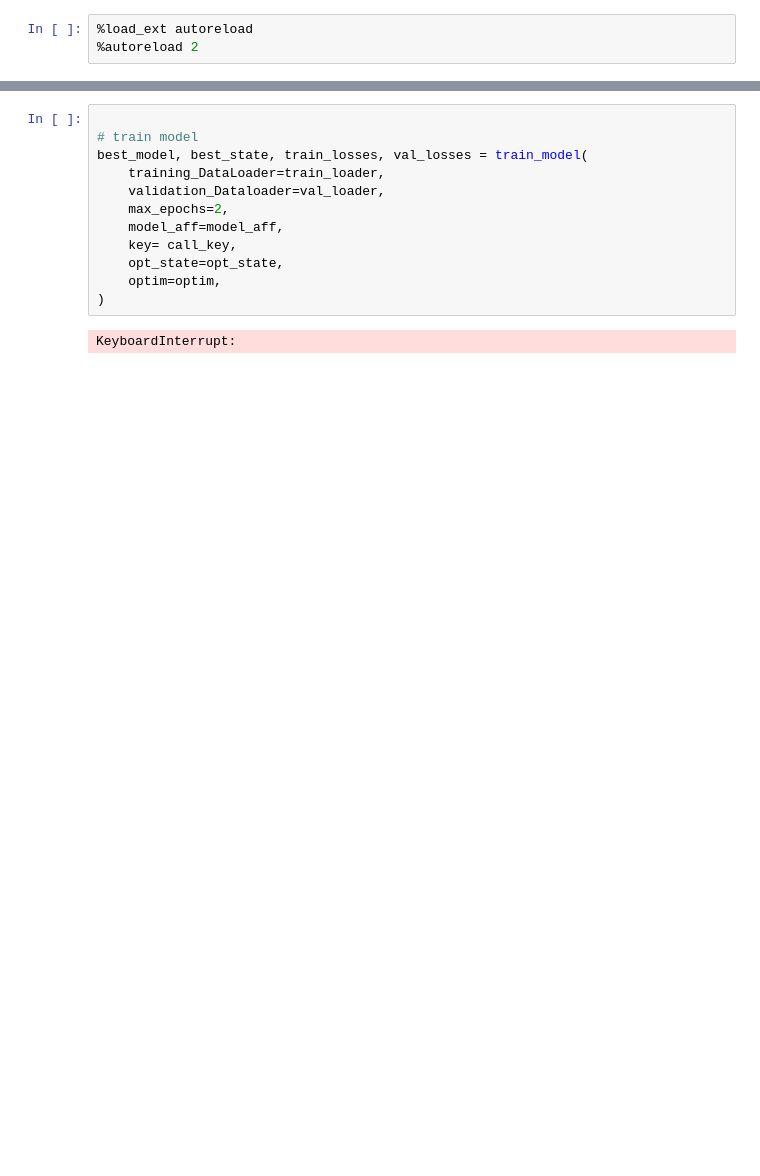
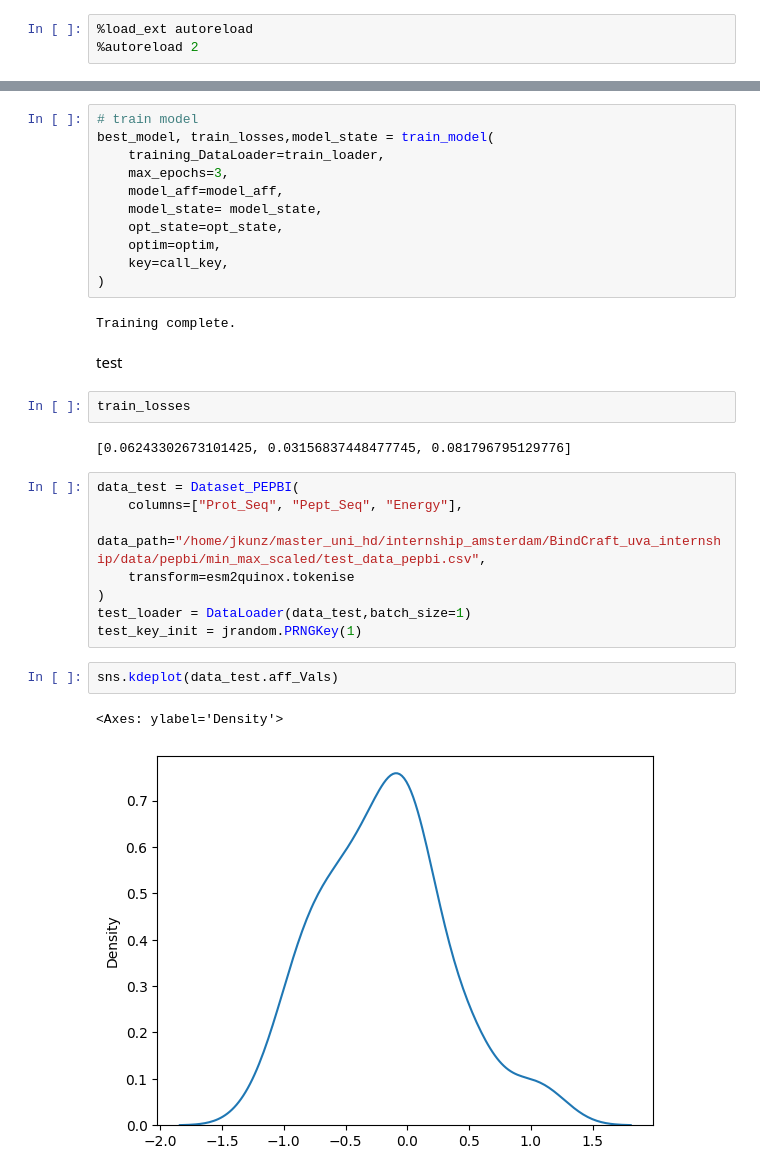
Before and after one commit to kunz-jonathan/BindCraft_uva_internship, a Jupyter notebook: surr_model/notebooks/esm_stripped.ipynb, the cells around one changed output, grey strips where cells are left out. Drawn from its saved outputs; the diff is of its cells as text; blank space fills up the shorter version.

```diff
--- a/surr_model/notebooks/esm_stripped.ipynb
+++ b/surr_model/notebooks/esm_stripped.ipynb
@@ -43,16 +81,34 @@ opt_state = optim.init(eqx.filter(model_aff, eqx.is_inexact_array))
 # %%
-
 # train model
-best_model, best_state, train_losses, val_losses = train_model(
+best_model, train_losses,model_state = train_model(
     training_DataLoader=train_loader,
-    validation_Dataloader=val_loader,
-    max_epochs=2,
+    max_epochs=3,
     model_aff=model_aff,
-    key= call_key,
+    model_state= model_state,
     opt_state=opt_state,
     optim=optim,
+    key=call_key,
 )
 # %% [output]
-KeyboardInterrupt:
+Training complete.
+# %% [markdown]
+test
+# %%
+train_losses
+# %% [output]
+[0.06243302673101425, 0.03156837448477745, 0.081796795129776]
+# %%
+data_test = Dataset_PEPBI(
+    columns=["Prot_Seq", "Pept_Seq", "Energy"],
+    data_path="/home/jkunz/master_uni_hd/internship_amsterdam/BindCraft_uva_internship/data/pepbi/min_max_scaled/test_data_pepbi.csv",
+    transform=esm2quinox.tokenise
+)
+test_loader = DataLoader(data_test,batch_size=1)
+test_key_init = jrandom.PRNGKey(1)
+# %%
+sns.kdeplot(data_test.aff_Vals)
+# %% [output]
+<Axes: ylabel='Density'>
+[figure, added]
 # %%
 inference_model = eqx.nn.inference_mode(best_model)
```
Also changed, not shown: parts of 15 cells of this notebook, 14 other files.
